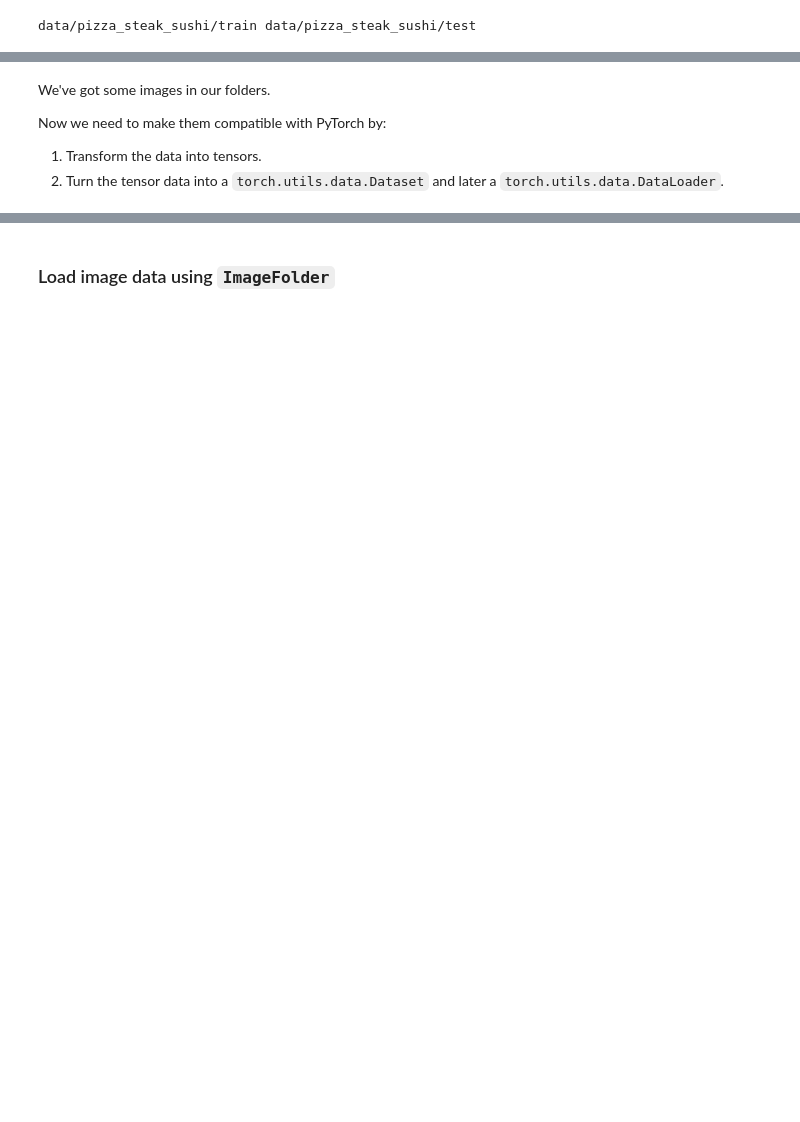
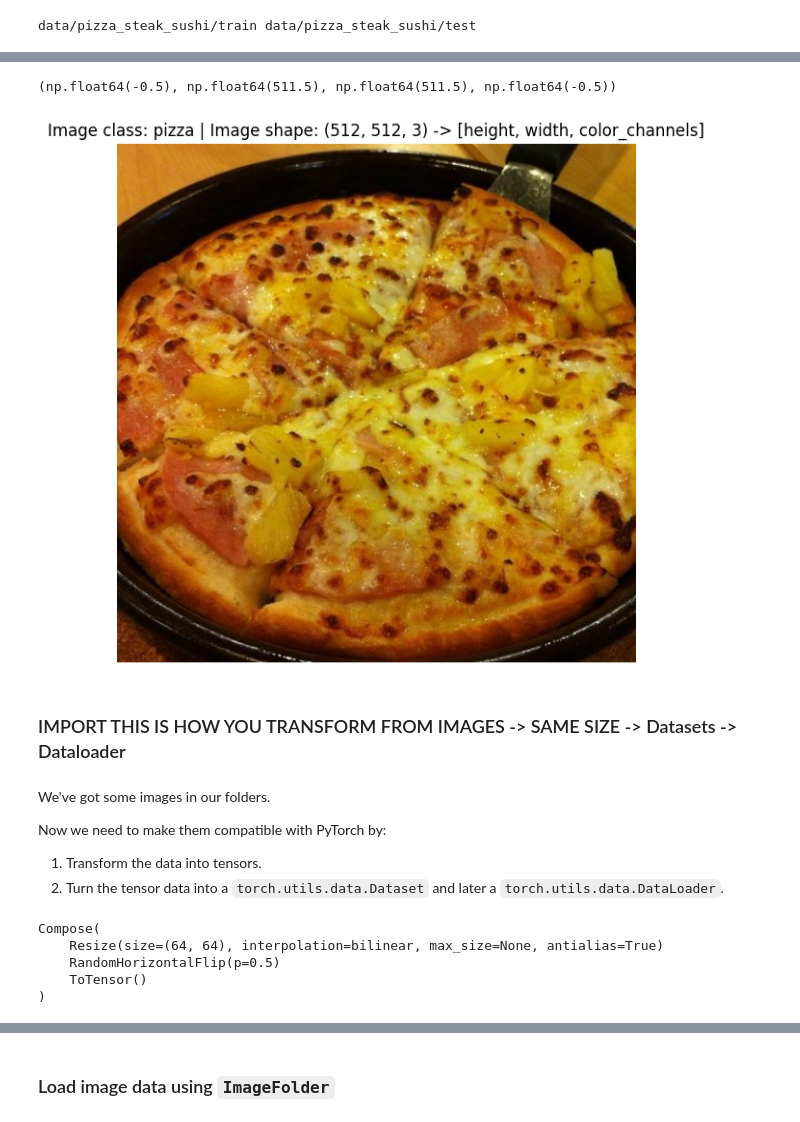
Before and after one commit to hassaan141/interview, a Jupyter notebook: Pytorch/practice/04_pytorch_custom_datasets_exercises.ipynb, the cells around one changed output, grey strips where cells are left out. Saved outputs shown, nothing was run; the diff lists cells and outputs as text; code cells hidden in the pictures; blank space fills up the shorter version.

```diff
--- a/Pytorch/practice/04_pytorch_custom_datasets_exercises.ipynb
+++ b/Pytorch/practice/04_pytorch_custom_datasets_exercises.ipynb
@@ -112,3 +123,19 @@ Image width: 512
+# %%
+# Do the image visualization with matplotlib
+import numpy as np
+import matplotlib.pyplot as plt
+
+img_as_array = np.asarray(img)
+
+plt.figure(figsize=(10, 7))
+plt.imshow(img_as_array)
+plt.title(f"Image class: {image_class} | Image shape: {img_as_array.shape} -> [height, width, color_channels]")
+plt.axis(False)
+# %% [output]
+(np.float64(-0.5), np.float64(511.5), np.float64(511.5), np.float64(-0.5))
+[figure, added]
+# %% [markdown]
+### IMPORT THIS IS HOW YOU TRANSFORM FROM IMAGES -> SAME SIZE -> Datasets -> Dataloader
 # %% [markdown]
 We've got some images in our folders.
 
@@ -121,0 +145,20 @@ Now we need to make them compatible with PyTorch by:
+# %%
+# 3.1 Transforming data with torchvision.transforms
+import torch
+from torch.utils.data import DataLoader
+from torchvision import datasets, transforms
+
+data_transform = transforms.Compose([
+
+    transforms.Resize(size=(64, 64)),
+    transforms.RandomHorizontalFlip(p=0.5),
+    transforms.ToTensor()
+])
+
+print(data_transform)
+# %% [output]
+Compose(
+    Resize(size=(64, 64), interpolation=bilinear, max_size=None, antialias=True)
+    RandomHorizontalFlip(p=0.5)
+    ToTensor()
+)
```
Also changed, not shown: parts of 25 cells of this notebook, 9 other files.
